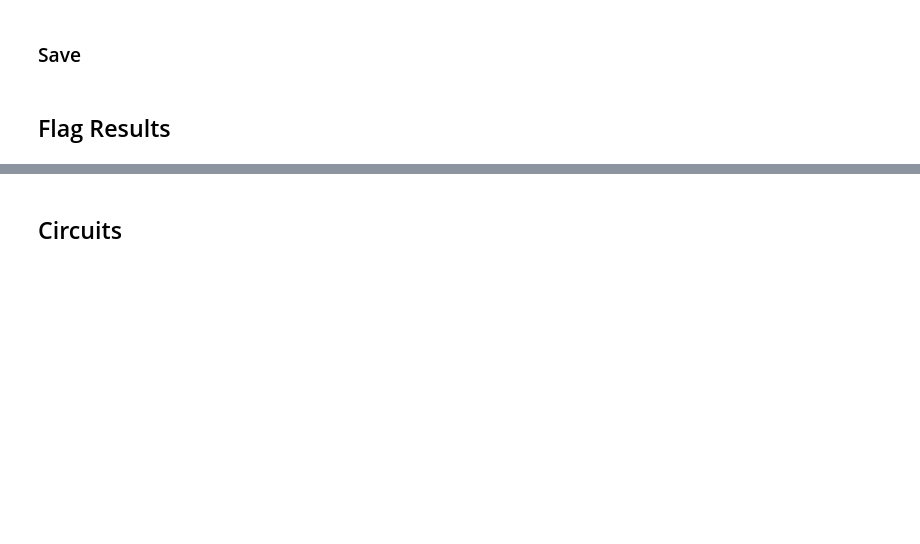
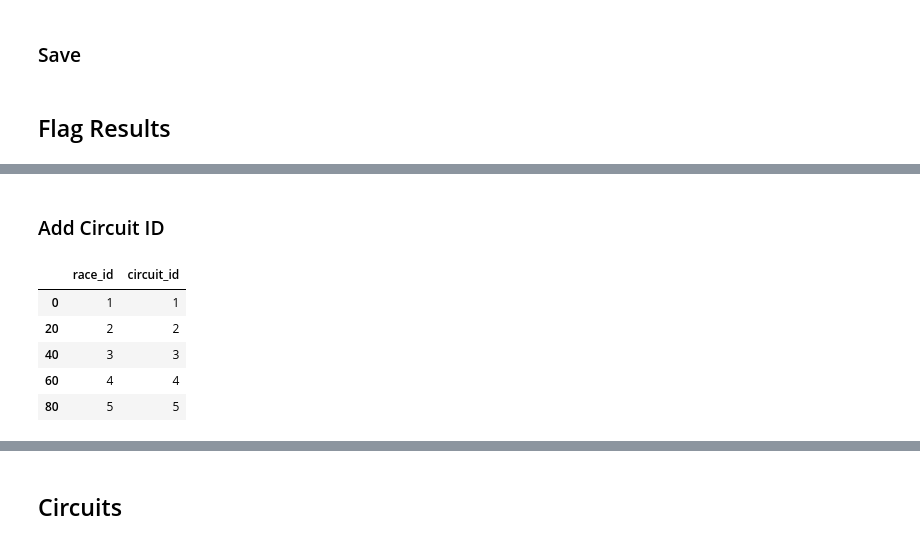
Before and after one commit to JackRWilson/Formula-1-Predictions-Project, a Jupyter notebook: notebooks/data_cleaning.ipynb, the cells around one changed output, grey strips where cells are left out. Drawn from its saved outputs; the diff is of its cells as text; code cells hidden in the pictures; blank space fills up the shorter version.

```diff
--- a/notebooks/data_cleaning.ipynb
+++ b/notebooks/data_cleaning.ipynb
@@ -1238,0 +1262,13 @@ weather_qualifying.to_csv('../data/clean/weather_qualifying_clean.csv', index=Fa
+# %% [markdown]
+### Add Circuit ID
+# %%
+races_2018 = pd.read_csv('../data/clean/race_results_clean_2018+.csv')
+races_2018 = races_2018[['race_id', 'circuit_id']].drop_duplicates()
+races_2018.head()
+# %% [output]
+|  | race_id | circuit_id |
+| 0 | 1 | 1 |
+| 20 | 2 | 2 |
+| 40 | 3 | 3 |
+| 60 | 4 | 4 |
+| 80 | 5 | 5 |
```
Also changed, not shown: parts of 13 cells of this notebook, 1 other file.
